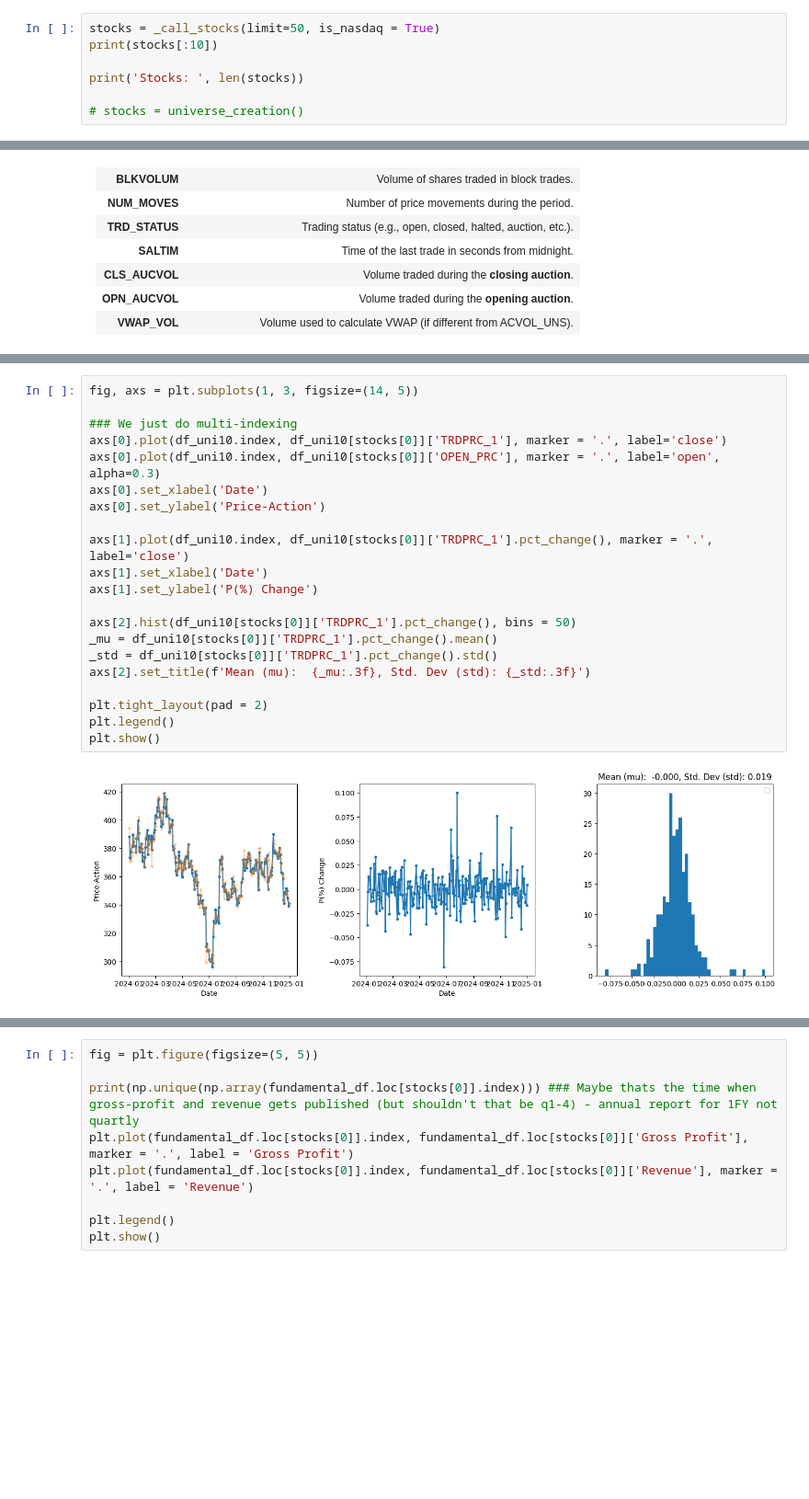
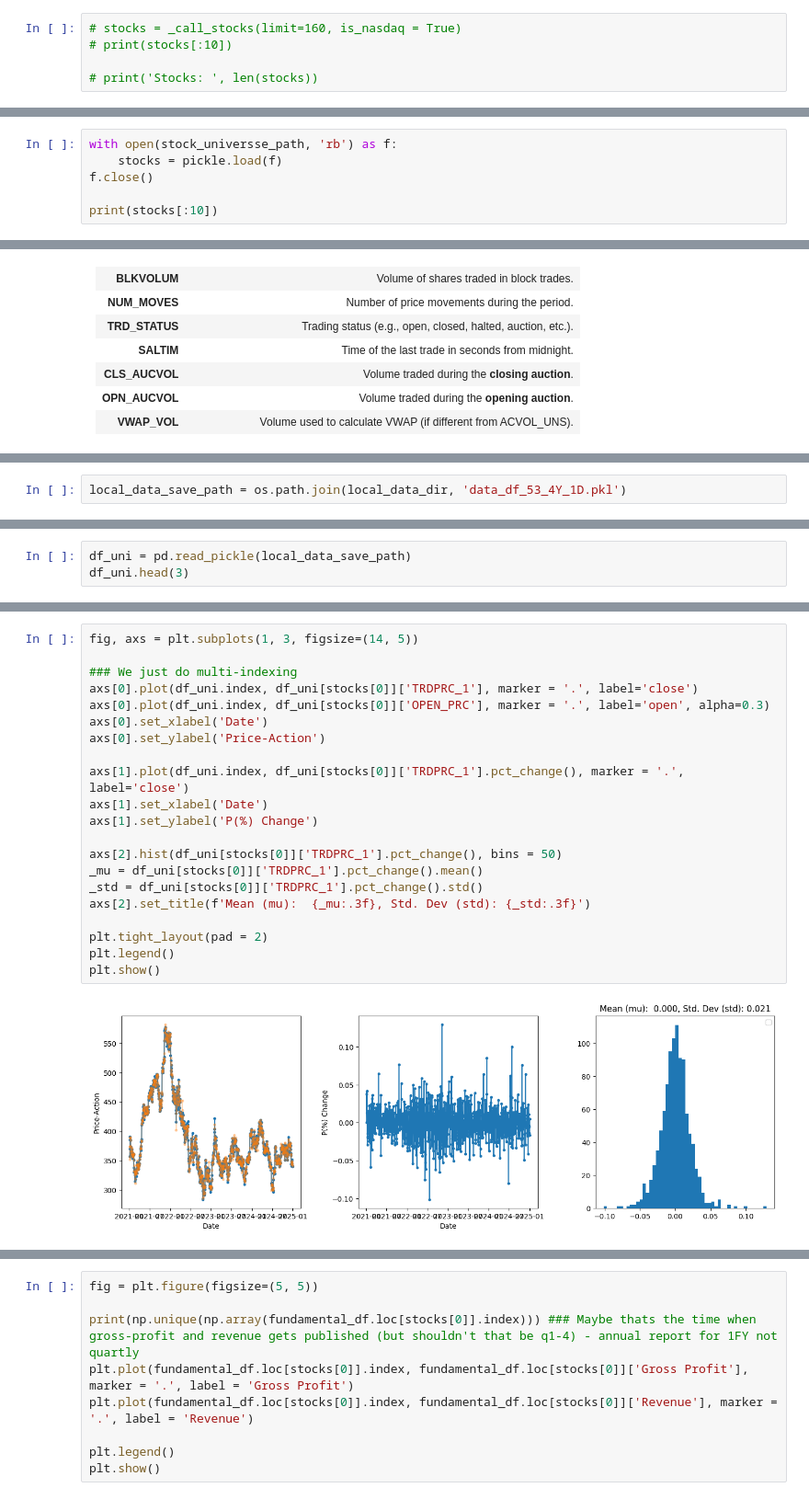
Before and after one commit to AlikMon88/ML-Pairs-Open, a Jupyter notebook: Research/research.ipynb, the cells around one changed output, grey strips where cells are left out. Shown at 92% size. Cells and saved outputs as stored; diff of their text form; blank space fills up the shorter version.

```diff
--- a/Research/research.ipynb
+++ b/Research/research.ipynb
@@ -59,8 +65,6 @@ rd.open_session()
 # %%
-stocks = _call_stocks(limit=50, is_nasdaq = True)
-print(stocks[:10])
+# stocks = _call_stocks(limit=160, is_nasdaq = True)
+# print(stocks[:10])
 
-print('Stocks: ', len(stocks))
-
-# stocks = universe_creation()
+# print('Stocks: ', len(stocks))
 # %% [output]
@@ -86,0 +80,6 @@ print()
+# %%
+with open(stock_universse_path, 'rb') as f:
+    stocks = pickle.load(f)
+f.close()
+
+print(stocks[:10])
@@ -141,0 +147,2 @@ NAME: POOL.OQ
+# %%
+local_data_save_path = os.path.join(local_data_dir, 'data_df_53_4Y_1D.pkl')
@@ -141,0 +153,3 @@ NAME: POOL.OQ
+# %%
+df_uni = pd.read_pickle(local_data_save_path)
+df_uni.head(3)
@@ -142,26 +164,26 @@ NAME: POOL.OQ
 # %%
 fig, axs = plt.subplots(1, 3, figsize=(14, 5))
 
 ### We just do multi-indexing
-axs[0].plot(df_uni10.index, df_uni10[stocks[0]]['TRDPRC_1'], marker = '.', label='close')
-axs[0].plot(df_uni10.index, df_uni10[stocks[0]]['OPEN_PRC'], marker = '.', label='open', alpha=0.3)
+axs[0].plot(df_uni.index, df_uni[stocks[0]]['TRDPRC_1'], marker = '.', label='close')
+axs[0].plot(df_uni.index, df_uni[stocks[0]]['OPEN_PRC'], marker = '.', label='open', alpha=0.3)
 axs[0].set_xlabel('Date')
 axs[0].set_ylabel('Price-Action')
 
-axs[1].plot(df_uni10.index, df_uni10[stocks[0]]['TRDPRC_1'].pct_change(), marker = '.', label='close')
+axs[1].plot(df_uni.index, df_uni[stocks[0]]['TRDPRC_1'].pct_change(), marker = '.', label='close')
 axs[1].set_xlabel('Date')
 axs[1].set_ylabel('P(%) Change')
 
-axs[2].hist(df_uni10[stocks[0]]['TRDPRC_1'].pct_change(), bins = 50)
-_mu = df_uni10[stocks[0]]['TRDPRC_1'].pct_change().mean()
-_std = df_uni10[stocks[0]]['TRDPRC_1'].pct_change().std()
+axs[2].hist(df_uni[stocks[0]]['TRDPRC_1'].pct_change(), bins = 50)
+_mu = df_uni[stocks[0]]['TRDPRC_1'].pct_change().mean()
+_std = df_uni[stocks[0]]['TRDPRC_1'].pct_change().std()
 axs[2].set_title(f'Mean (mu):  {_mu:.3f}, Std. Dev (std): {_std:.3f}')
 
 plt.tight_layout(pad = 2)
 plt.legend()
 plt.show()
 # %% [output]
-[figure, old version]
+[figure, new version]
 # %%
 print('LEN: ', len(stocks))
 # %% [output]
```
Also changed, not shown: parts of 25 cells of this notebook, 10 other files.
